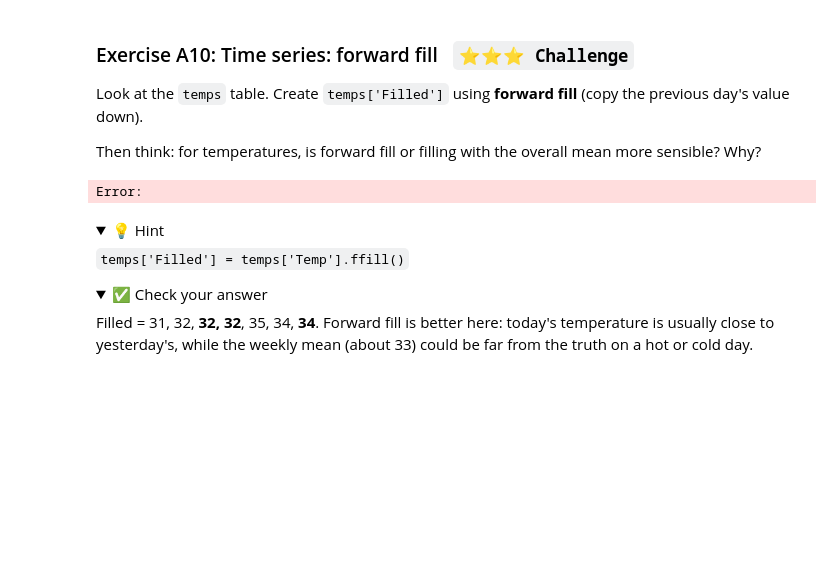
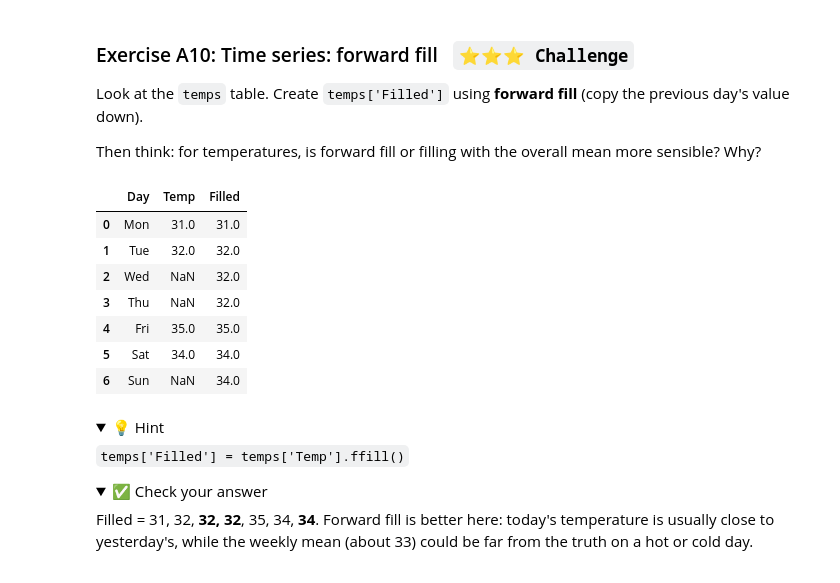
Before and after one commit to Taulant-TM/pandas-assessment, a Jupyter notebook: Pandas_Exercises.ipynb, the cells around one changed output. Drawn from its saved outputs; the diff is of its cells as text; code cells hidden in the pictures; folded sections open; blank space fills up the shorter version.

```diff
--- a/Pandas_Exercises.ipynb
+++ b/Pandas_Exercises.ipynb
@@ -251,9 +333,18 @@ Look at the `temps` table. Create `temps['Filled']` using **forward fill** (copy
 
 Then think: for temperatures, is forward fill or filling with the overall mean more sensible? Why?
 # %%
-# Write your code here
+temps['Filled'] = temps['Temp'].ffill()
+
+temps
 # %% [output]
-Error:
+|  | Day | Temp | Filled |
+| 0 | Mon | 31.0 | 31.0 |
+| 1 | Tue | 32.0 | 32.0 |
+| 2 | Wed | NaN | 32.0 |
+| 3 | Thu | NaN | 32.0 |
+| 4 | Fri | 35.0 | 35.0 |
+| 5 | Sat | 34.0 | 34.0 |
+| 6 | Sun | NaN | 34.0 |
 # %% [markdown]
 <details><summary>💡 Hint</summary>
 
```
Also changed, not shown: parts of 12 cells of this notebook.
